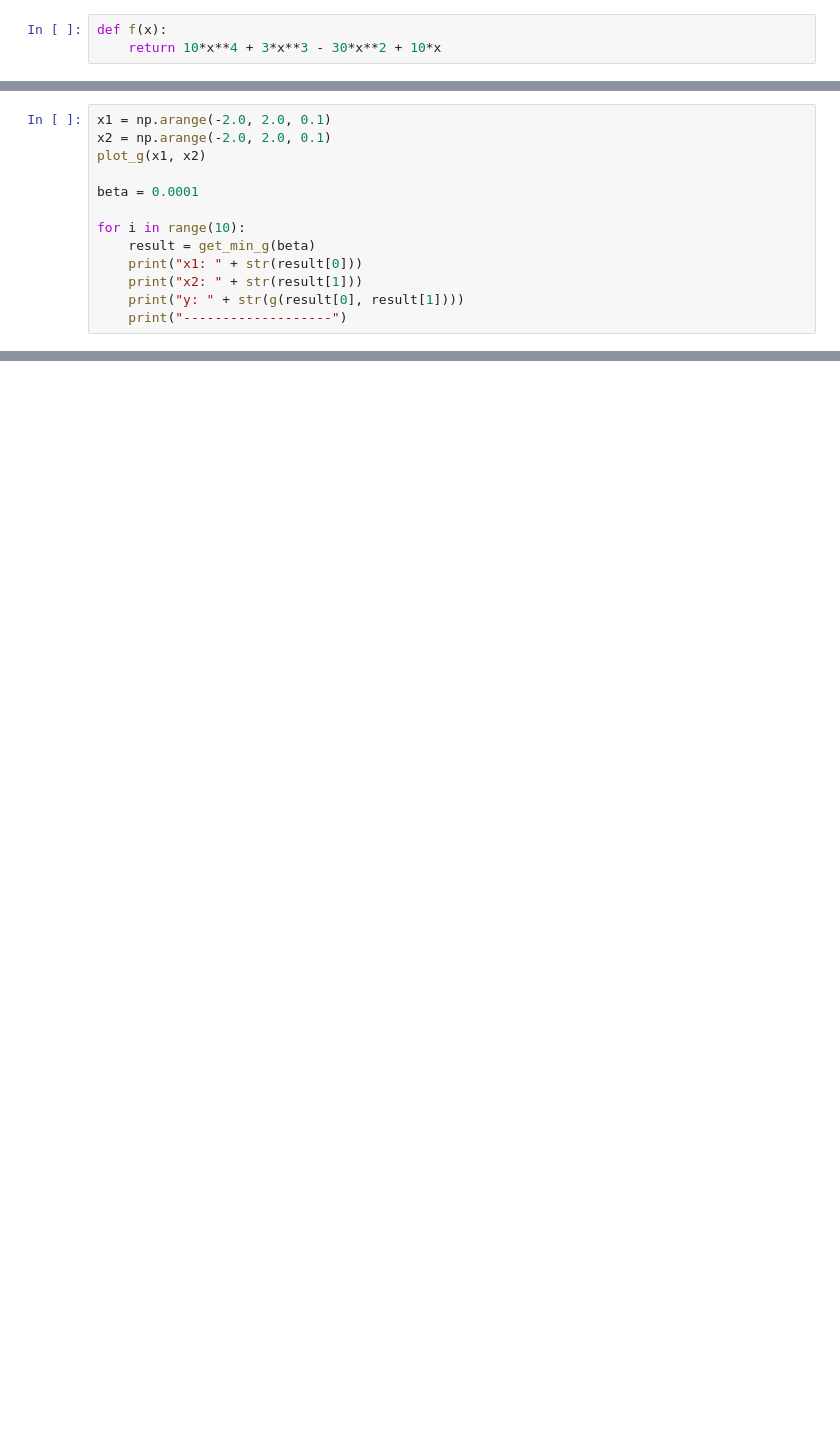
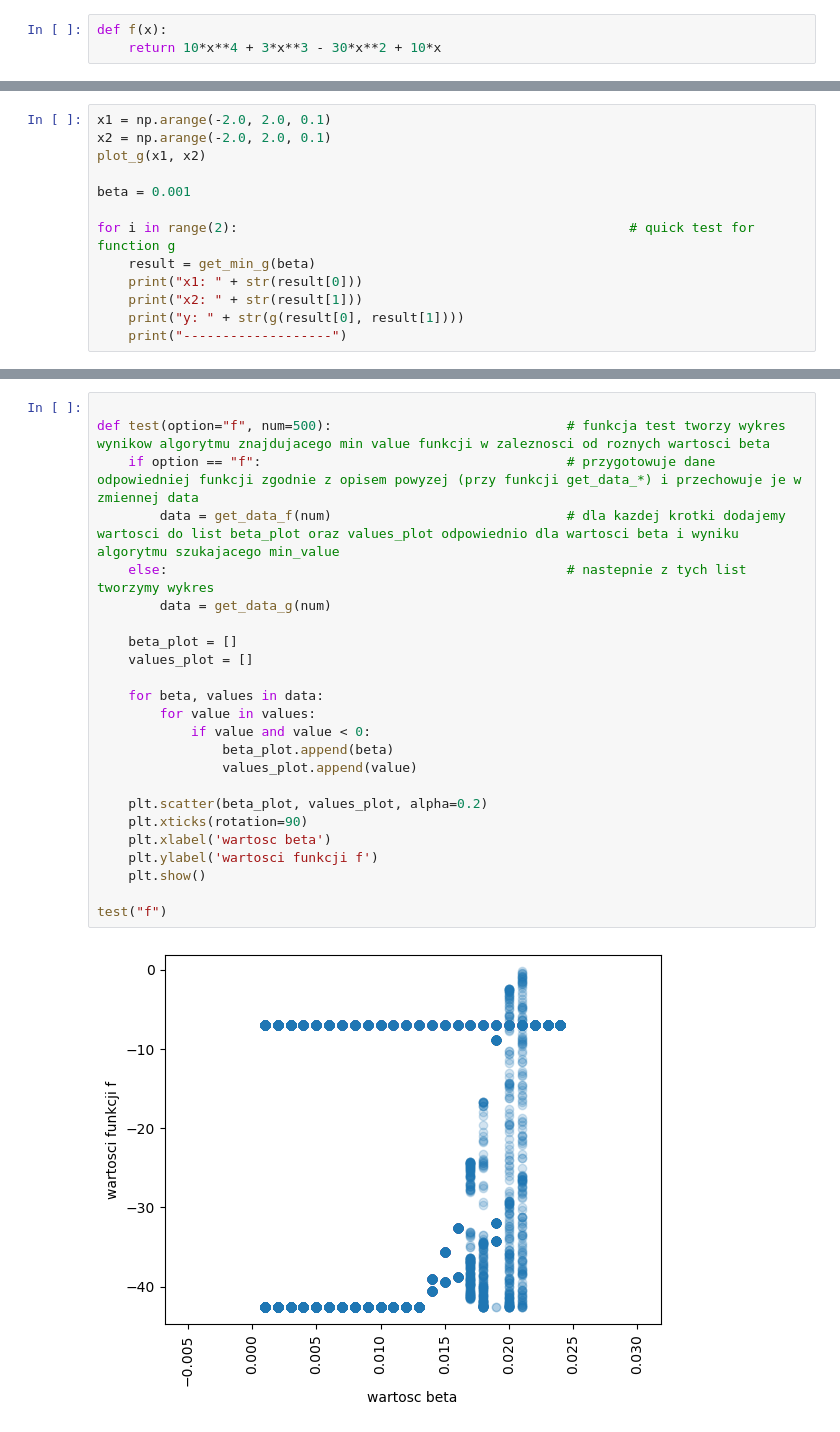
Before and after one commit to kkulak1/f-min-value, a Jupyter notebook: cwiczenie_1.ipynb, the cells around one changed output, grey strips where cells are left out. Drawn from its saved outputs; the diff is of its cells as text; blank space fills up the shorter version.

```diff
--- a/cwiczenie_1.ipynb
+++ b/cwiczenie_1.ipynb
@@ -102,9 +95,9 @@ x1 = np.arange(-2.0, 2.0, 0.1)
 x2 = np.arange(-2.0, 2.0, 0.1)
 plot_g(x1, x2)
 
-beta = 0.0001
+beta = 0.001
 
-for i in range(10):
+for i in range(2):                                                  # quick test for function g
     result = get_min_g(beta)
     print("x1: " + str(result[0]))
     print("x2: " + str(result[1]))
@@ -198,0 +200,26 @@ ValueError: x and y must be the same size
+# %%
+
+def test(option="f", num=500):                              # funkcja test tworzy wykres wynikow algorytmu znajdujacego min value funkcji w zaleznosci od roznych wartosci beta
+    if option == "f":                                       # przygotowuje dane odpowiedniej funkcji zgodnie z opisem powyzej (przy funkcji get_data_*) i przechowuje je w zmiennej data
+        data = get_data_f(num)                              # dla kazdej krotki dodajemy wartosci do list beta_plot oraz values_plot odpowiednio dla wartosci beta i wyniku algorytmu szukajacego min_value
+    else:                                                   # nastepnie z tych list tworzymy wykres
+        data = get_data_g(num)
+
+    beta_plot = []
+    values_plot = []
+
+    for beta, values in data:
+        for value in values:
+            if value and value < 0:
+                beta_plot.append(beta)
+                values_plot.append(value)
+
+    plt.scatter(beta_plot, values_plot, alpha=0.2)
+    plt.xticks(rotation=90)
+    plt.xlabel('wartosc beta')
+    plt.ylabel('wartosci funkcji f')
+    plt.show()
+
+test("f")
+# %% [output]
+[figure, added]
```
Also changed, not shown: parts of 22 cells of this notebook.
